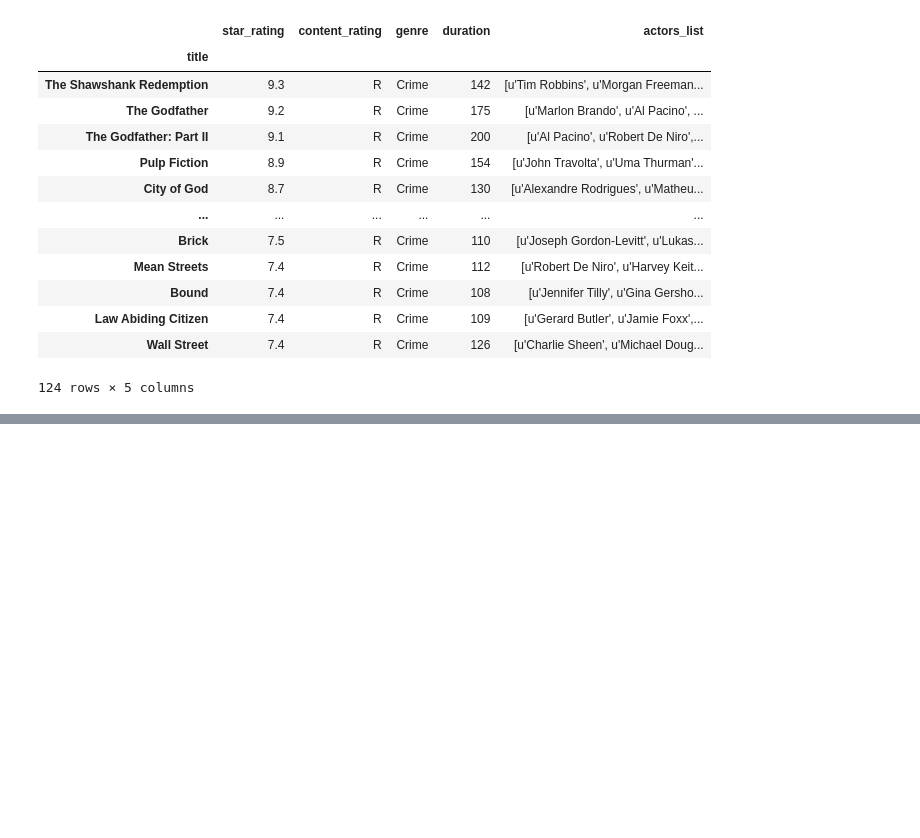
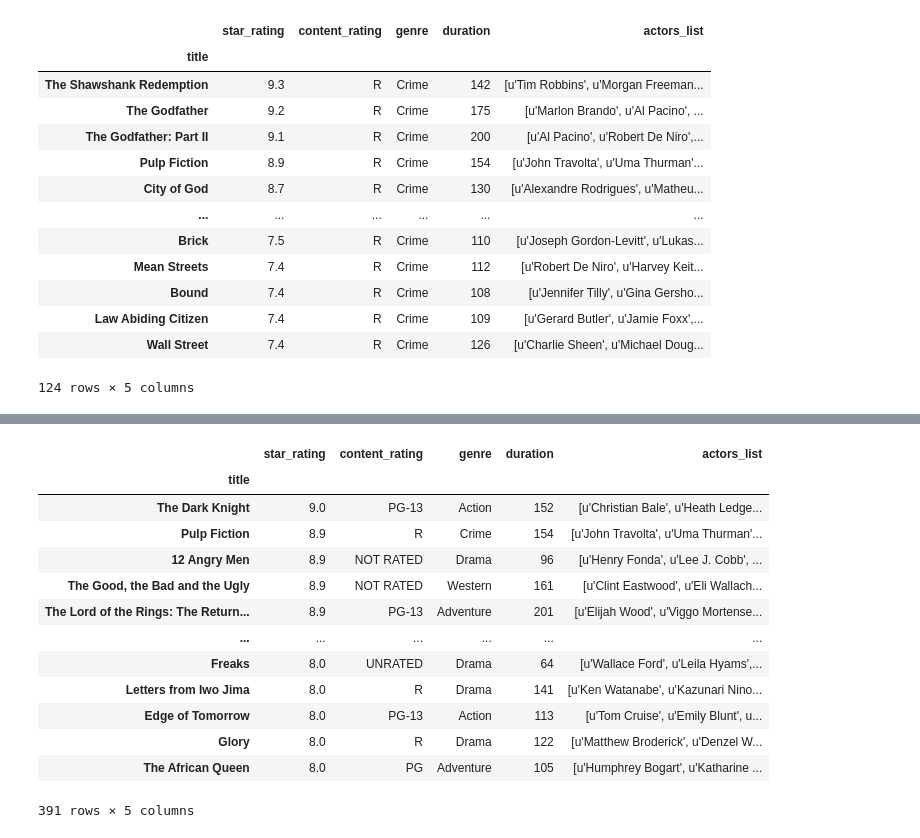
Before and after one commit to iftikhar200/DEV1, a Jupyter notebook: ai.ipynb, the cells around one changed output, grey strips where cells are left out. Cells and saved outputs as stored; diff of their text form; code cells hidden in the pictures; blank space fills up the shorter version.

```diff
--- a/ai.ipynb
+++ b/ai.ipynb
@@ -136,0 +156,19 @@ df[df["genre"]=="Crime"]
+# %%
+d=df["star_rating"].between(8,9)
+
+df[d]
+# %% [output]
+|  | star_rating | content_rating | genre | duration | actors_list |
+| title |  |  |  |  |  |
+| The Dark Knight | 9.0 | PG-13 | Action | 152 | [u'Christian Bale', u'Heath Ledge... |
+| Pulp Fiction | 8.9 | R | Crime | 154 | [u'John Travolta', u'Uma Thurman'... |
+| 12 Angry Men | 8.9 | NOT RATED | Drama | 96 | [u'Henry Fonda', u'Lee J. Cobb', ... |
+| The Good, the Bad and the Ugly | 8.9 | NOT RATED | Western | 161 | [u'Clint Eastwood', u'Eli Wallach... |
+| The Lord of the Rings: The Return... | 8.9 | PG-13 | Adventure | 201 | [u'Elijah Wood', u'Viggo Mortense... |
+| ... | ... | ... | ... | ... | ... |
+| Freaks | 8.0 | UNRATED | Drama | 64 | [u'Wallace Ford', u'Leila Hyams',... |
+| Letters from Iwo Jima | 8.0 | R | Drama | 141 | [u'Ken Watanabe', u'Kazunari Nino... |
+| Edge of Tomorrow | 8.0 | PG-13 | Action | 113 | [u'Tom Cruise', u'Emily Blunt', u... |
+| Glory | 8.0 | R | Drama | 122 | [u'Matthew Broderick', u'Denzel W... |
+| The African Queen | 8.0 | PG | Adventure | 105 | [u'Humphrey Bogart', u'Katharine ... |
+391 rows × 5 columns
```
Also changed, not shown: parts of 1 cell of this notebook.
